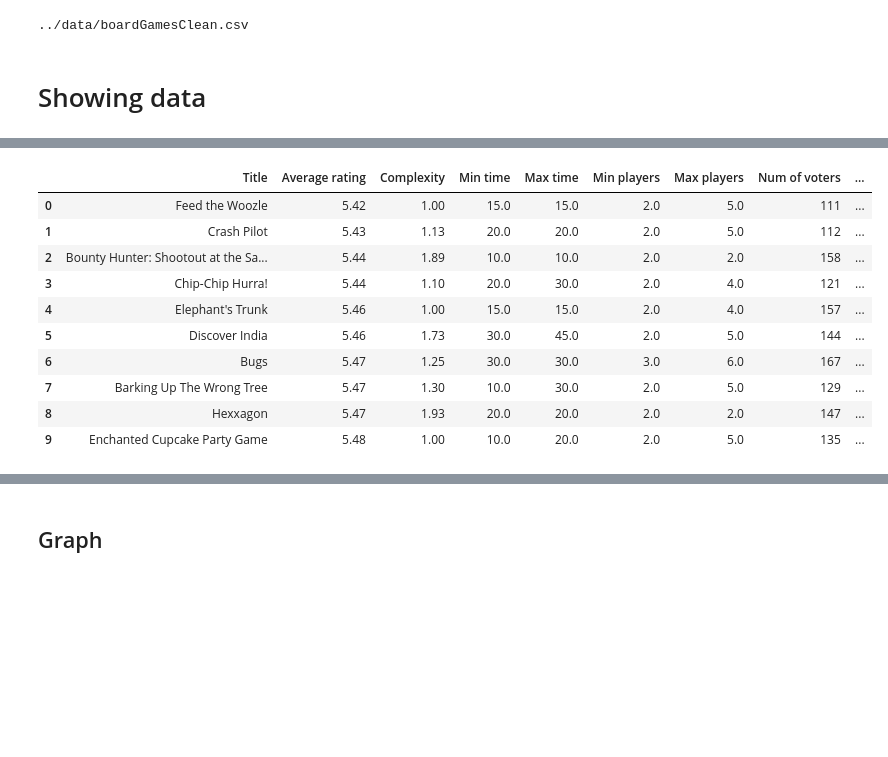
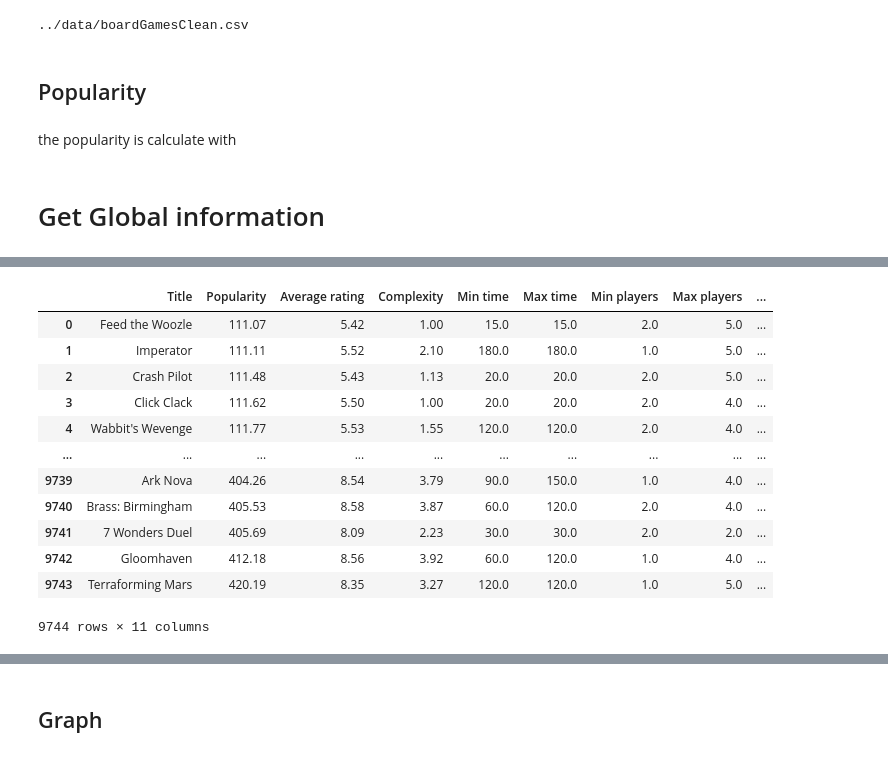
Before and after one commit to Limacha/MTD-ludologie, a Jupyter notebook: src/project.ipynb, the cells around one changed output, grey strips where cells are left out. Saved outputs shown, nothing was run; the diff lists cells and outputs as text; code cells hidden in the pictures; blank space fills up the shorter version.

```diff
--- a/src/project.ipynb
+++ b/src/project.ipynb
@@ -49,29 +28,54 @@ CSV_CLEAN = "boardGamesClean.csv"
 
 #column name
 TITLE = "Title"
+
 ORIGINAL_TYPE = "Type 1"
 TYPE = "Type"
+
 COMPLEXITY = "Complexity"
+
 MEAN_TIME = "Mean time"
+
 ORIGINAL_AVERAGE_RATING = "Avg rating"
 AVERAGE_RATING = "Average rating"
+
+ORIGINAL_NUMBER_VOTE = "Num of voters"
+NUMBER_VOTE = "Number of voters"
+
+POPULARITY = "Popularity"
 # %% [markdown]
 # Loading data
 # %%
 print(f"{DATA_PATH}/{CSV_CLEAN}")
-df = pandas.read_csv(f"{DATA_PATH}/{CSV_CLEAN}")
-df = df.rename(columns={ORIGINAL_TYPE: TYPE})
-df = df.rename(columns={ORIGINAL_AVERAGE_RATING: AVERAGE_RATING})
-
-#sort
-df = df.sort_values(by=AVERAGE_RATING, ascending=True).reset_index(drop=True)
+cleanDataFrame = pandas.read_csv(f"{DATA_PATH}/{CSV_CLEAN}")
+cleanDataFrame = cleanDataFrame.rename(columns={
+    ORIGINAL_TYPE: TYPE,
+    ORIGINAL_AVERAGE_RATING: AVERAGE_RATING,
+    ORIGINAL_NUMBER_VOTE: NUMBER_VOTE
+})
 # %% [output]
 ../data/boardGamesClean.csv
+# %% [markdown]
+## Popularity
+# %% [markdown]
+the popularity is calculate with
+# %%
+# caclculate the popularity
+popularity = [(r/10)*100 * math.log10(val + 1) for r, val in zip(cleanDataFrame[AVERAGE_RATING], cleanDataFrame[NUMBER_VOTE])]
+
+#insert the new column
+cleanDataFrame.insert(1, POPULARITY, popularity, allow_duplicates=True)
+# %%
+# round all value to 2
+cleanDataFrame = cleanDataFrame.round(2)
+
+#sort
+cleanDataFrame = cleanDataFrame.sort_values(by=POPULARITY, ascending=True).reset_index(drop=True)
 # %% [markdown]
-# Showing data
+# Get Global information
 # %%
-print("rows, columns:", df.shape)
-df.info()
-# affiche les x premiere ligne
-df.head(10)
+print("rows, columns:", cleanDataFrame.shape)
+cleanDataFrame.info()
+# show all rows
+cleanDataFrame.head(cleanDataFrame.shape[0])
 # %% [output]
@@ -96,12 +101,14 @@ memory usage: 761.4 KB
-|  | Title | Average rating | Complexity | Min time | Max time | Min players | Max players | Num of voters | ... |
-| 0 | Feed the Woozle | 5.42 | 1.00 | 15.0 | 15.0 | 2.0 | 5.0 | 111 | ... |
-| 1 | Crash Pilot | 5.43 | 1.13 | 20.0 | 20.0 | 2.0 | 5.0 | 112 | ... |
-| 2 | Bounty Hunter: Shootout at the Sa... | 5.44 | 1.89 | 10.0 | 10.0 | 2.0 | 2.0 | 158 | ... |
-| 3 | Chip-Chip Hurra! | 5.44 | 1.10 | 20.0 | 30.0 | 2.0 | 4.0 | 121 | ... |
-| 4 | Elephant's Trunk | 5.46 | 1.00 | 15.0 | 15.0 | 2.0 | 4.0 | 157 | ... |
-| 5 | Discover India | 5.46 | 1.73 | 30.0 | 45.0 | 2.0 | 5.0 | 144 | ... |
-| 6 | Bugs | 5.47 | 1.25 | 30.0 | 30.0 | 3.0 | 6.0 | 167 | ... |
-| 7 | Barking Up The Wrong Tree | 5.47 | 1.30 | 10.0 | 30.0 | 2.0 | 5.0 | 129 | ... |
-| 8 | Hexxagon | 5.47 | 1.93 | 20.0 | 20.0 | 2.0 | 2.0 | 147 | ... |
-| 9 | Enchanted Cupcake Party Game | 5.48 | 1.00 | 10.0 | 20.0 | 2.0 | 5.0 | 135 | ... |
+|  | Title | Popularity | Average rating | Complexity | Min time | Max time | Min players | Max players | ... |
+| 0 | Feed the Woozle | 111.07 | 5.42 | 1.00 | 15.0 | 15.0 | 2.0 | 5.0 | ... |
+| 1 | Imperator | 111.11 | 5.52 | 2.10 | 180.0 | 180.0 | 1.0 | 5.0 | ... |
+| 2 | Crash Pilot | 111.48 | 5.43 | 1.13 | 20.0 | 20.0 | 2.0 | 5.0 | ... |
+| 3 | Click Clack | 111.62 | 5.50 | 1.00 | 20.0 | 20.0 | 2.0 | 4.0 | ... |
+| 4 | Wabbit's Wevenge | 111.77 | 5.53 | 1.55 | 120.0 | 120.0 | 2.0 | 4.0 | ... |
+| ... | ... | ... | ... | ... | ... | ... | ... | ... | ... |
+| 9739 | Ark Nova | 404.26 | 8.54 | 3.79 | 90.0 | 150.0 | 1.0 | 4.0 | ... |
+| 9740 | Brass: Birmingham | 405.53 | 8.58 | 3.87 | 60.0 | 120.0 | 2.0 | 4.0 | ... |
+| 9741 | 7 Wonders Duel | 405.69 | 8.09 | 2.23 | 30.0 | 30.0 | 2.0 | 2.0 | ... |
+| 9742 | Gloomhaven | 412.18 | 8.56 | 3.92 | 60.0 | 120.0 | 1.0 | 4.0 | ... |
+| 9743 | Terraforming Mars | 420.19 | 8.35 | 3.27 | 120.0 | 120.0 | 1.0 | 5.0 | ... |
+9744 rows × 11 columns
 # %%
```
Also changed, not shown: parts of 29 cells of this notebook, 1 other file.
